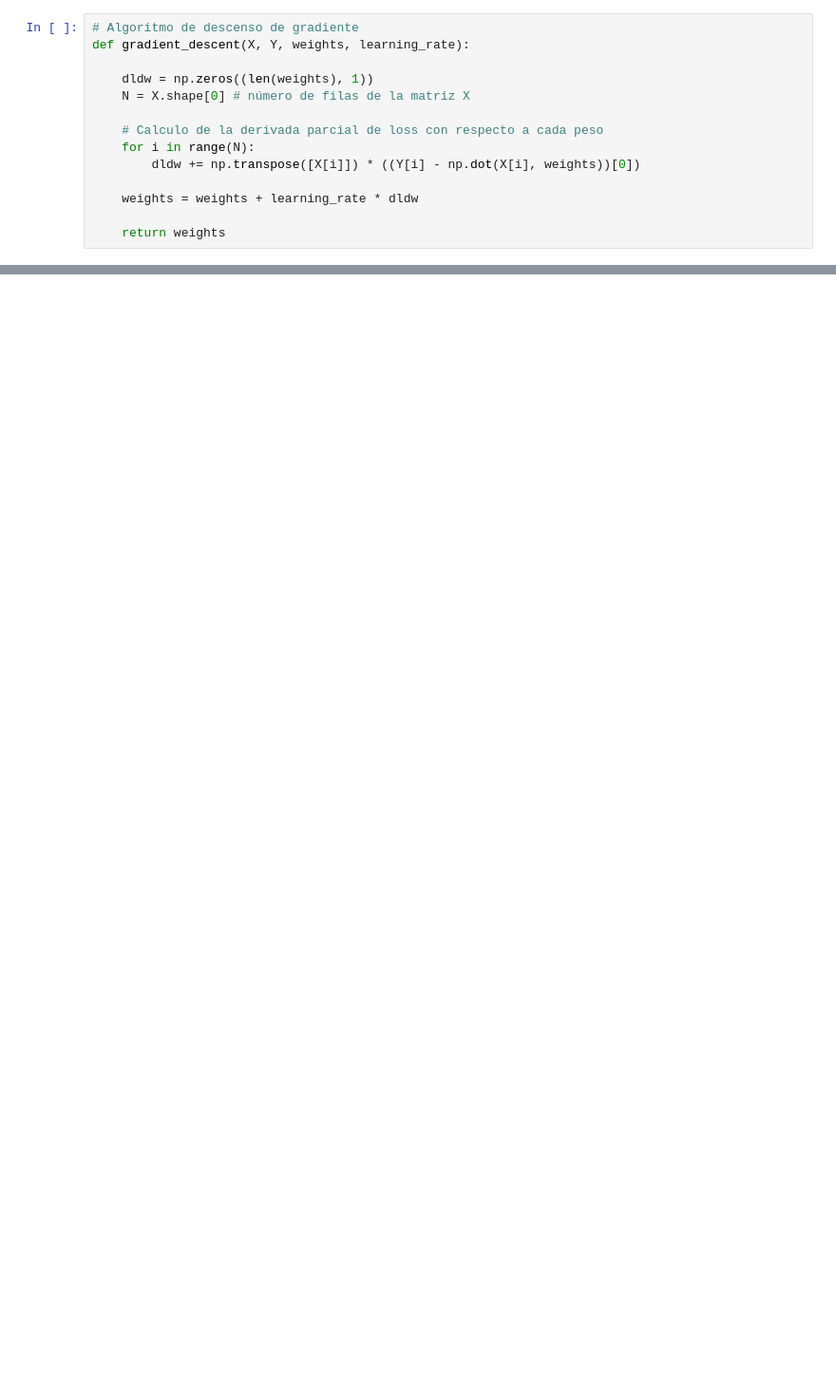
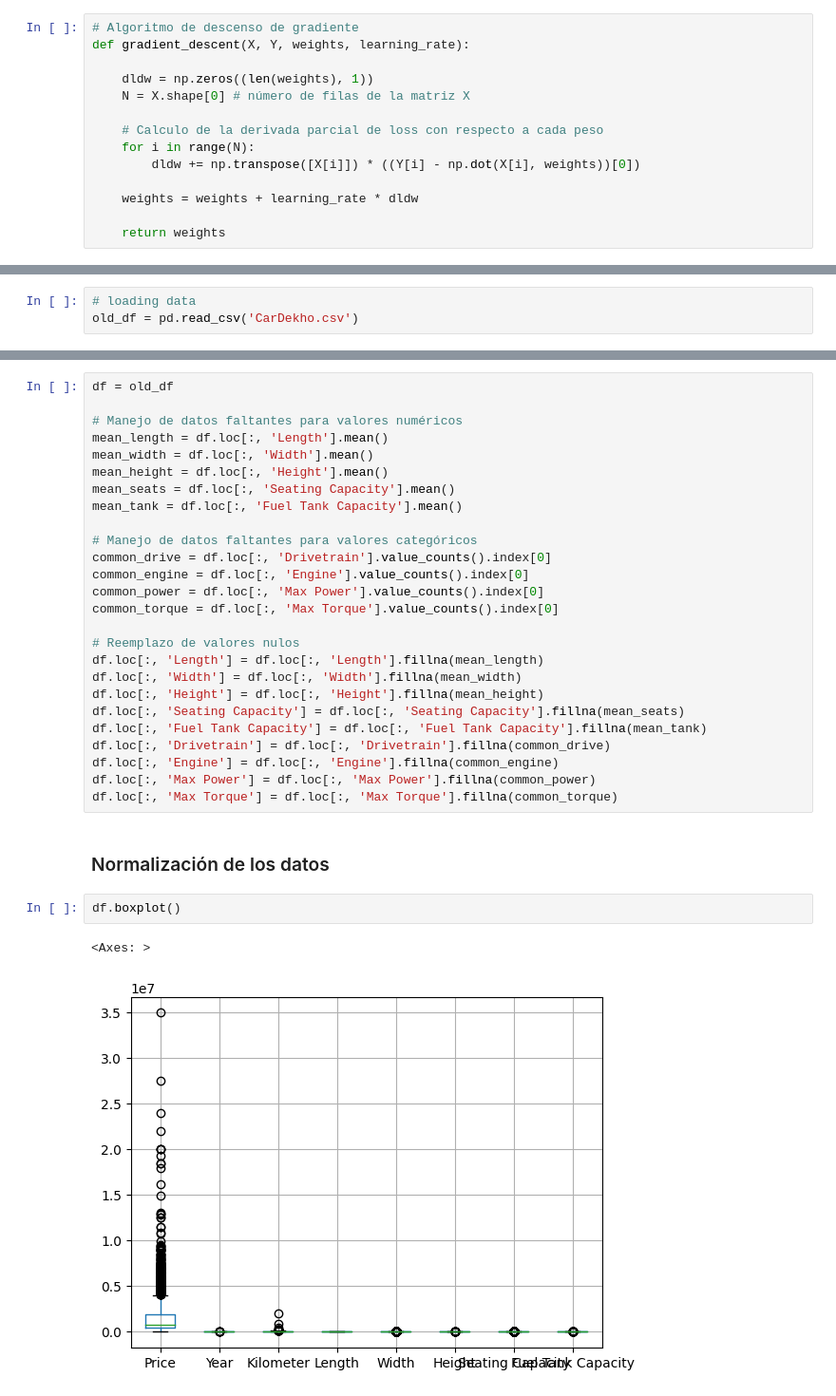
Before and after one commit to aaeilrv/CI5438-Proyecto1, a Jupyter notebook: proyecto-1.ipynb, the cells around one changed output, grey strips where cells are left out. Shown: that part at 95% size. Cells and saved outputs as stored; diff of their text form; blank space fills up the shorter version.

Commit message:
listo el preprocesamiento de datos

```diff
--- a/proyecto-1.ipynb
+++ b/proyecto-1.ipynb
@@ -99,0 +83,3 @@ pesos estimados: [[-62.44754399  40.47561852 -28.38061677  36.83932153  34.97171
+# %%
+# loading data
+old_df = pd.read_csv('CarDekho.csv')
@@ -99,0 +121,33 @@ pesos estimados: [[-62.44754399  40.47561852 -28.38061677  36.83932153  34.97171
+# %%
+df = old_df
+
+# Manejo de datos faltantes para valores numéricos
+mean_length = df.loc[:, 'Length'].mean()
+mean_width = df.loc[:, 'Width'].mean()
+mean_height = df.loc[:, 'Height'].mean()
+mean_seats = df.loc[:, 'Seating Capacity'].mean()
+mean_tank = df.loc[:, 'Fuel Tank Capacity'].mean()
+
+# Manejo de datos faltantes para valores categóricos
+common_drive = df.loc[:, 'Drivetrain'].value_counts().index[0]
+common_engine = df.loc[:, 'Engine'].value_counts().index[0]
+common_power = df.loc[:, 'Max Power'].value_counts().index[0]
+common_torque = df.loc[:, 'Max Torque'].value_counts().index[0]
+
+# Reemplazo de valores nulos
+df.loc[:, 'Length'] = df.loc[:, 'Length'].fillna(mean_length)
+df.loc[:, 'Width'] = df.loc[:, 'Width'].fillna(mean_width)
+df.loc[:, 'Height'] = df.loc[:, 'Height'].fillna(mean_height)
+df.loc[:, 'Seating Capacity'] = df.loc[:, 'Seating Capacity'].fillna(mean_seats)
+df.loc[:, 'Fuel Tank Capacity'] = df.loc[:, 'Fuel Tank Capacity'].fillna(mean_tank)
+df.loc[:, 'Drivetrain'] = df.loc[:, 'Drivetrain'].fillna(common_drive)
+df.loc[:, 'Engine'] = df.loc[:, 'Engine'].fillna(common_engine)
+df.loc[:, 'Max Power'] = df.loc[:, 'Max Power'].fillna(common_power)
+df.loc[:, 'Max Torque'] = df.loc[:, 'Max Torque'].fillna(common_torque)
+# %% [markdown]
+### Normalización de los datos
+# %%
+df.boxplot()
+# %% [output]
+<Axes: >
+[figure, added]
```
Also changed, not shown: parts of 17 cells of this notebook, 1 other file.
